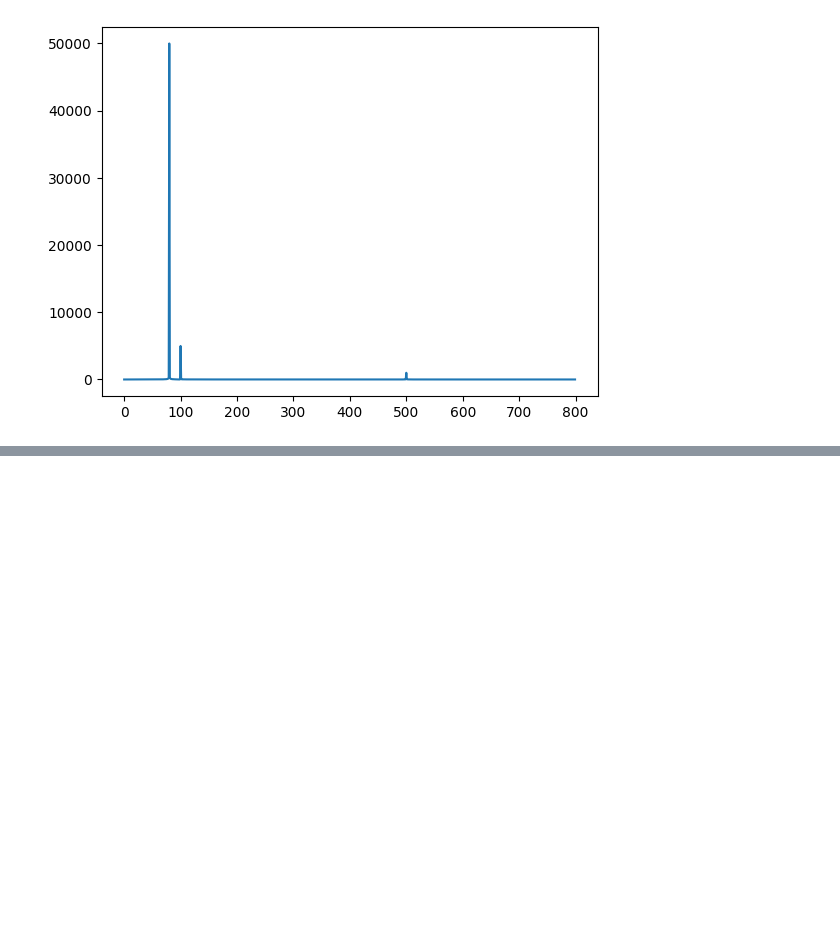
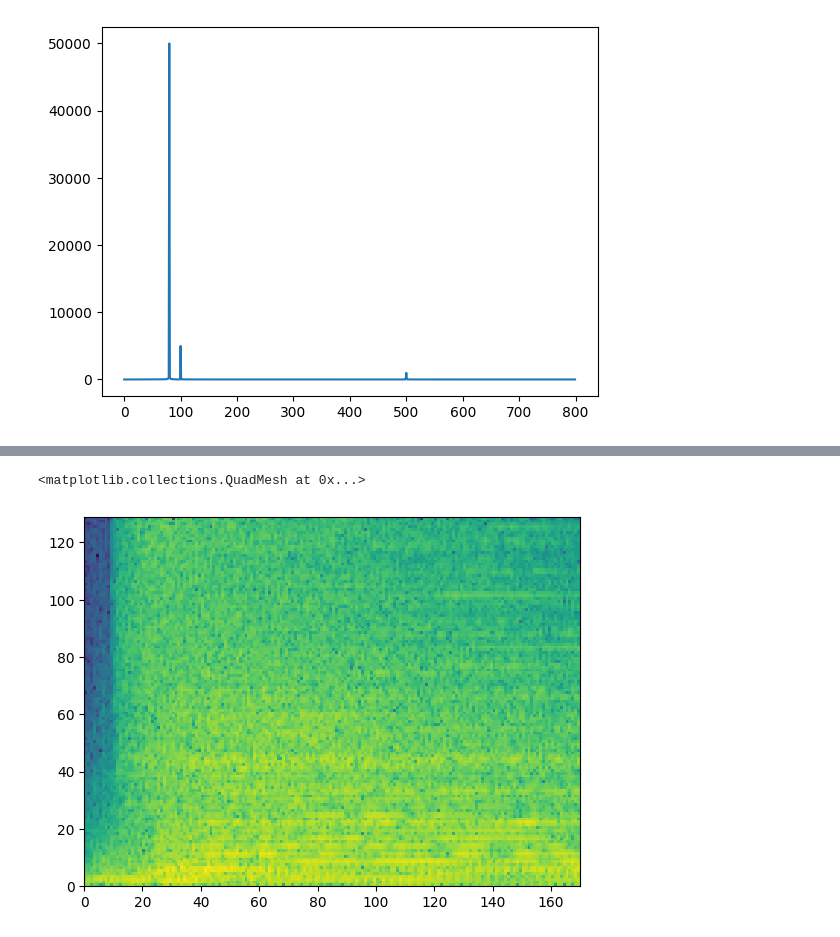
Before and after one commit to AlirezaKamyab/NLP, a Jupyter notebook: 13-Audio-Intro.ipynb, the cells around one changed output, grey strips where cells are left out. Drawn from its saved outputs; the diff is of its cells as text; code cells hidden in the pictures; blank space fills up the shorter version.

```diff
--- a/13-Audio-Intro.ipynb
+++ b/13-Audio-Intro.ipynb
@@ -121,0 +141,6 @@ plt.plot(xf, 2.0/N * np.abs(yf[0:N//2]))
+# %%
+log_spec = np.log(spectogram.numpy().T)
+plt.pcolormesh(log_spec)
+# %% [output]
+<matplotlib.collections.QuadMesh at 0x...>
+[figure, added]
```
Also changed, not shown: parts of 5 cells of this notebook, 1 other file.
